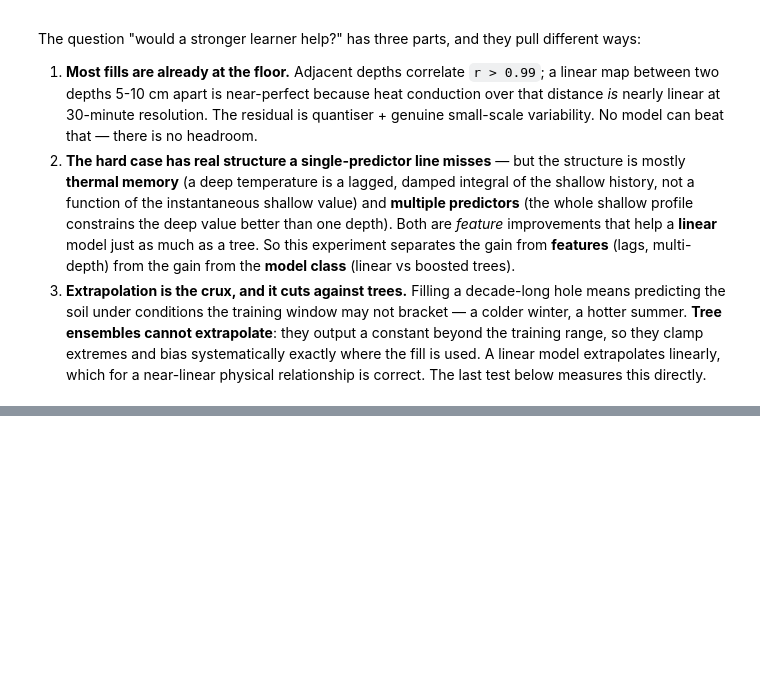
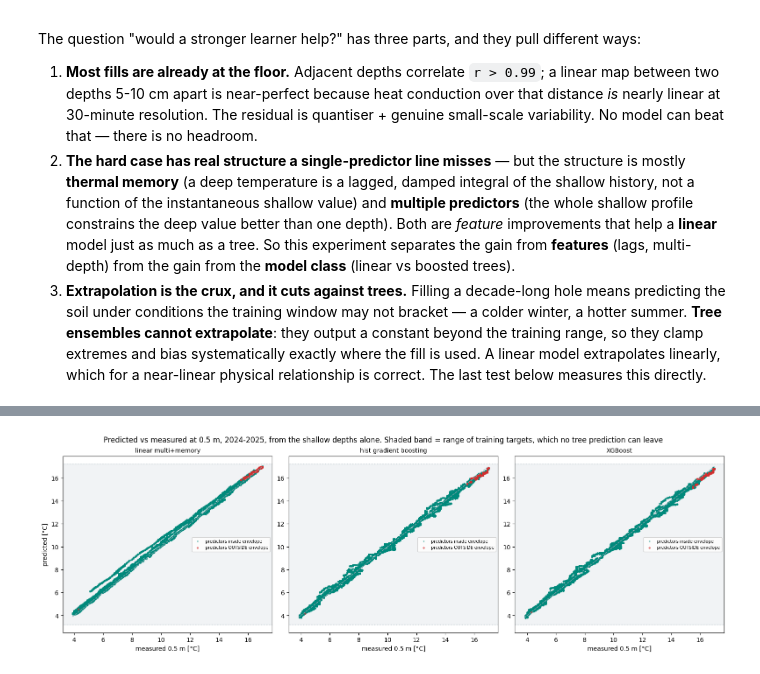
Before and after one commit to holukas/dataset_ch-lae_flux_product, a Jupyter notebook: workflow/10_METEO/30_PRODUCTS/TS_FF1_GAPFILL_ML_COMPARISON.ipynb, the cells around one changed output, grey strips where cells are left out. Cells and saved outputs as stored; diff of their text form; code cells hidden in the pictures; blank space fills up the shorter version.

```diff
--- a/workflow/10_METEO/30_PRODUCTS/TS_FF1_GAPFILL_ML_COMPARISON.ipynb
+++ b/workflow/10_METEO/30_PRODUCTS/TS_FF1_GAPFILL_ML_COMPARISON.ipynb
@@ -438,0 +696,34 @@ print("cross_depth_fill helper; if it is 'adopt a model', that is a larger discu
+# %%
+# A picture of the same thing: predicted vs measured at 0.5 m in 2024-2025. Colour is the
+# predictor-envelope regime from the table; the horizontal band is the range of training targets,
+# which the tree panels cannot leave and the linear panel can. Same fitted predictions as above -
+# drawing them does not refit anything.
+target = _EXTRAP_TARGET
+_inside, _outside = envelope_masks(target, _extr_cands, _extr_tr, _extr_te)
+_ytr_lo, _ytr_hi = M[target][_extr_tr].min(), M[target][_extr_tr].max()
+
+fig, axs = plt.subplots(ncols=len(EXTRAP_PRED), figsize=(5.2 * len(EXTRAP_PRED), 5),
+                        dpi=100, layout="constrained")
+axs = np.atleast_1d(axs)
+for ax, (name, pred) in zip(axs, EXTRAP_PRED.items()):
+    d = pd.DataFrame({"truth": M[target], "pred": pred,
+                      "outside": _outside})[pd.Series(_extr_te, index=full_index)].dropna()
+    ins = ~d["outside"].astype(bool)
+    ax.scatter(d.loc[ins, "truth"], d.loc[ins, "pred"], s=3, alpha=.3, color="#00897B",
+               label="predictors inside envelope")
+    ax.scatter(d.loc[~ins, "truth"], d.loc[~ins, "pred"], s=6, alpha=.5, color="#D32F2F",
+               label="predictors OUTSIDE envelope")
+    _lim = [d[["truth", "pred"]].min().min(), d[["truth", "pred"]].max().max()]
+    ax.plot(_lim, _lim, color="#90A4AE", ls="--", lw=1)
+    ax.axhspan(_ytr_lo, _ytr_hi, color="#90A4AE", alpha=.12, zorder=0)
+    for _v in (_ytr_lo, _ytr_hi):
+        ax.axhline(_v, color="#90A4AE", ls=":", lw=.8)
+    ax.set_title(name, fontsize=10)
+    ax.set_xlabel("measured 0.5 m [°C]")
+    ax.legend(fontsize=7)
+axs[0].set_ylabel("predicted [°C]")
+fig.suptitle("Predicted vs measured at 0.5 m, 2024-2025, from the shallow depths alone. Shaded band "
+             "= range of training targets, which no tree prediction can leave", fontsize=12)
+plt.show()
+# %% [output]
+[figure, added]
```
Also changed, not shown: parts of 36 cells of this notebook.
